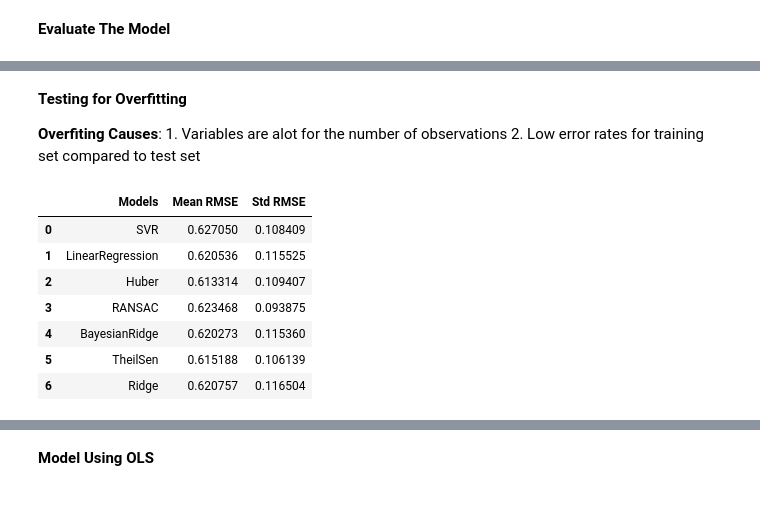
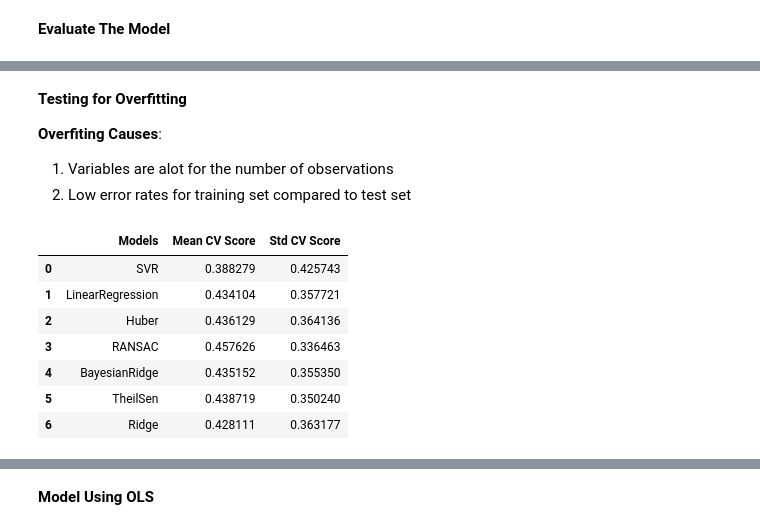
Before and after one commit to apdo60311/regression-analyzer, a Jupyter notebook: notebooks/regression_model.ipynb, the cells around one changed output, grey strips where cells are left out. Saved outputs shown, nothing was run; the diff lists cells and outputs as text; code cells hidden in the pictures; blank space fills up the shorter version.

```diff
--- a/notebooks/regression_model.ipynb
+++ b/notebooks/regression_model.ipynb
@@ -439,7 +420,7 @@ Feature: Trust, R-squared: 0.10526166918481139, R-squared adjusted: 0.1032733617
 Feature: Generosity, R-squared: 0.058512775529728334, R-squared adjusted: 0.056420581697572136
 Feature: Social_Support, R-squared: 0.6447090890711025, R-squared adjusted: 0.6439195537134828
 # %%
-X = data_cleaned[['Economy', 'Family', 'Health', 'Freedom', 'Trust', 'Social_Support']]
+X = data_cleaned[['Economy', 'Family', 'Health', 'Freedom', 'Social_Support']]
 y = data_cleaned['Happiness_Score']
 # %% [markdown]
 **Build Regression Model**
@@ -561,15 +542,0 @@ fig.show()
-# %%
-for y_pred, model_name in zip(model_predict_results, model_names):
-    residuals = y_test - y_pred
-
-    scatter_trace = go.Scatter(x=y_test, y=y_pred, mode='markers', marker=dict(color='cyan'), name='Actual vs. Predicted')
-    residuals_trace = go.Scatter(x=y_test, y=residuals, mode='markers', marker=dict(color='red', opacity=0.3), name='Residuals')
-    regression_trace = go.Scatter(x=y_test, y=y_test, mode='lines', line=dict(color='white', dash='dash'), name='Perfect Prediction')
-
-    layout = go.Layout(title=model_name,
-                    xaxis=dict(title="Actual Happiness Score"),
-                    yaxis=dict(title="Predicted Happiness Score"),
-                    template="plotly_dark")
-
-    fig = go.Figure(data=[scatter_trace, residuals_trace, regression_trace], layout=layout)
-    fig.show()
@@ -585,39 +544,34 @@ for y_pred, model_name in zip(model_predict_results, model_names):
 **Testing for Overfitting**
 
 **Overfiting Causes**:
-    1. Variables are alot for the number of observations
-    2. Low error rates for training set compared to test set
+1. Variables are alot for the number of observations
+2. Low error rates for training set compared to test set
 # %%
-from sklearn.model_selection import cross_val_score
-
 num_folds = 5
 
 models_results_cv = []
 
 for model, model_name in zip(models, model_names):
-    cv_scores = cross_val_score(model, X, y, cv=num_folds, scoring='neg_mean_squared_error')
+    cv_scores = cross_val_score(model, X, y, cv=5)
 
-    cv_rmse = np.sqrt(-cv_scores)
-    mean_rmse = np.mean(cv_rmse)
-    std_rmse = np.std(cv_rmse)
 
-    models_results_cv.append({'Model': model_name, 'Mean RMSE': mean_rmse, 'Std RMSE': std_rmse})
+    models_results_cv.append({'Model': model_name, 'Mean CV Score': np.mean(cv_scores),'Std CV Score': np.std(cv_scores)})
 
 
 pd.DataFrame({
     'Models': model_names,
-    'Mean RMSE': [result['Mean RMSE'] for result in models_results_cv],
-    'Std RMSE': [result['Std RMSE'] for result in models_results_cv],
+    'Mean CV Score': [result['Mean CV Score'] for result in models_results_cv],
+    'Std CV Score': [result['Std CV Score'] for result in models_results_cv],
 })
 # %% [output]
-|  | Models | Mean RMSE | Std RMSE |
-| 0 | SVR | 0.627050 | 0.108409 |
-| 1 | LinearRegression | 0.620536 | 0.115525 |
-| 2 | Huber | 0.613314 | 0.109407 |
-| 3 | RANSAC | 0.623468 | 0.093875 |
-| 4 | BayesianRidge | 0.620273 | 0.115360 |
-| 5 | TheilSen | 0.615188 | 0.106139 |
-| 6 | Ridge | 0.620757 | 0.116504 |
+|  | Models | Mean CV Score | Std CV Score |
+| 0 | SVR | 0.388279 | 0.425743 |
+| 1 | LinearRegression | 0.434104 | 0.357721 |
+| 2 | Huber | 0.436129 | 0.364136 |
+| 3 | RANSAC | 0.457626 | 0.336463 |
+| 4 | BayesianRidge | 0.435152 | 0.355350 |
+| 5 | TheilSen | 0.438719 | 0.350240 |
+| 6 | Ridge | 0.428111 | 0.363177 |
 # %%
 train_rmse = []
 test_rmse = []
```
Also changed, not shown: parts of 18 cells of this notebook.
